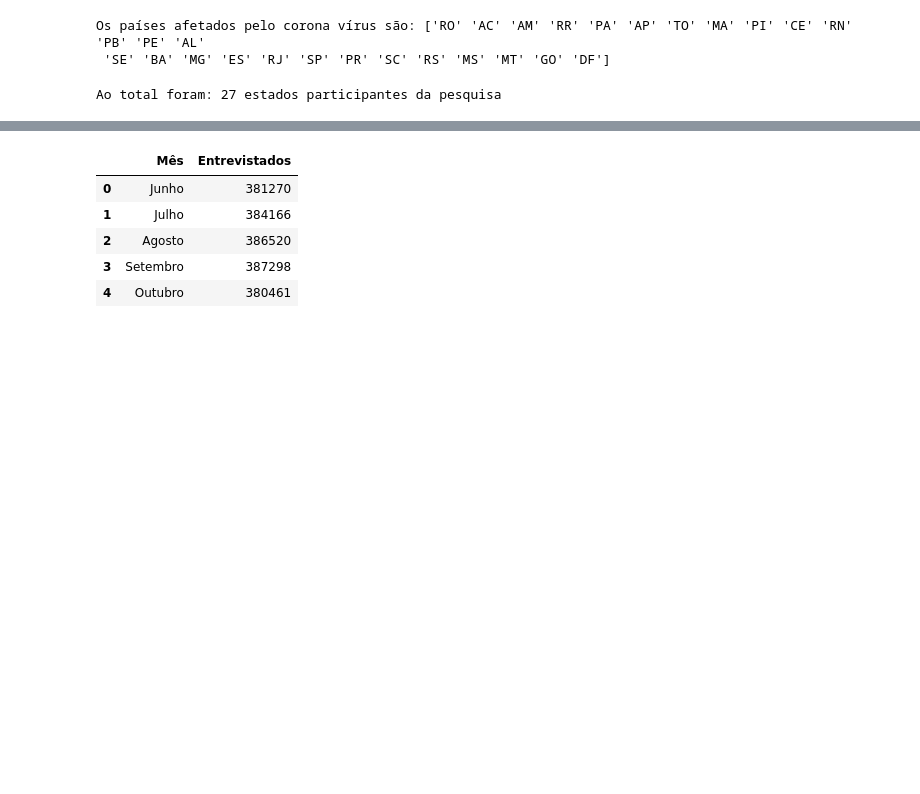
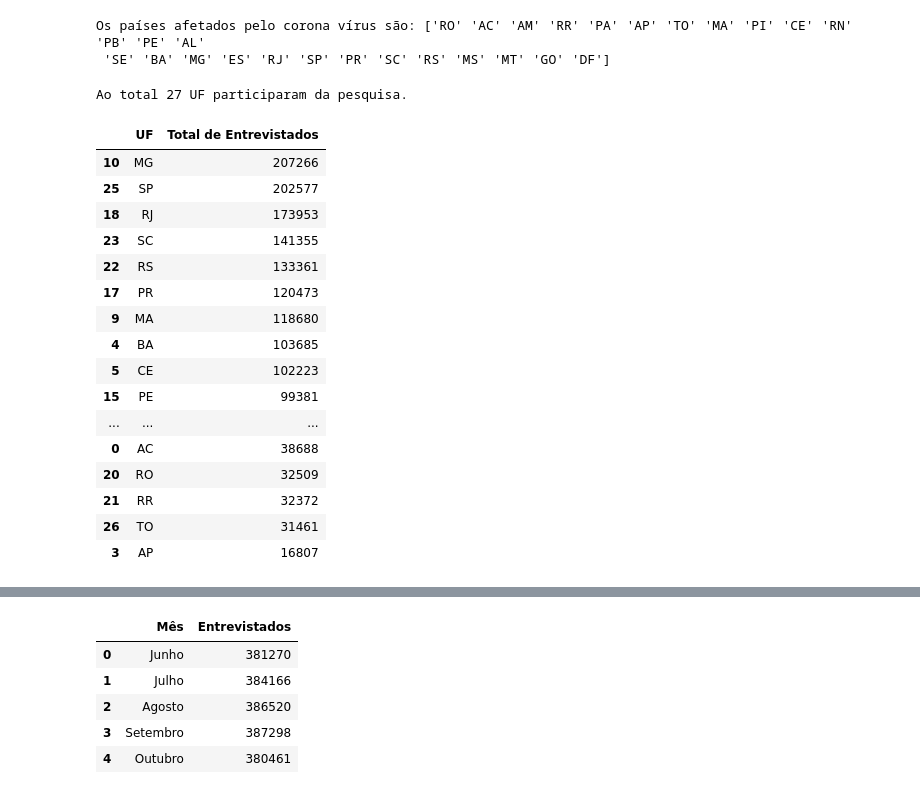
Before and after one commit to Iana-Neri22/AnalyticsStudies, a Jupyter notebook: analise_covid.ipynb, the cells around one changed output, grey strips where cells are left out. Drawn from its saved outputs; the diff is of its cells as text; code cells hidden in the pictures; blank space fills up the shorter version.

```diff
--- a/analise_covid.ipynb
+++ b/analise_covid.ipynb
@@ -236,8 +236,33 @@ print(f'Os países afetados pelo corona vírus são: {df["UF"].unique()}')
 Os países afetados pelo corona vírus são: ['RO' 'AC' 'AM' 'RR' 'PA' 'AP' 'TO' 'MA' 'PI' 'CE' 'RN' 'PB' 'PE' 'AL'
  'SE' 'BA' 'MG' 'ES' 'RJ' 'SP' 'PR' 'SC' 'RS' 'MS' 'MT' 'GO' 'DF']
 # %%
-# Total de estados presentes na pesquisa
+# Total de UF presentes na pesquisa
 
-print(f'Ao total foram: {len(df["UF"].unique())} estados participantes da pesquisa')
+print(f'Ao total {len(df["UF"].unique())} UF participaram da pesquisa.')
 # %% [output]
-Ao total foram: 27 estados participantes da pesquisa
+Ao total 27 UF participaram da pesquisa.
+# %%
+# Quais estados tiveram o maior número de entrevistados?
+entrevistados_uf = df.groupby(['UF'])['Mes_Pesquisa'].count()
+entrevistados_uf = pd.DataFrame({'UF': entrevistados_uf.index, 'Total de Entrevistados':entrevistados_uf.values})
+entrevistados_uf = entrevistados_uf.replace({"Mês": dict_mes})
+entrevistados_uf = entrevistados_uf.sort_values(by=['Total de Entrevistados', 'UF'], ascending=[False, True])
+display(entrevistados_uf)
+# %% [output]
+|  | UF | Total de Entrevistados |
+| 10 | MG | 207266 |
+| 25 | SP | 202577 |
+| 18 | RJ | 173953 |
+| 23 | SC | 141355 |
+| 22 | RS | 133361 |
+| 17 | PR | 120473 |
+| 9 | MA | 118680 |
+| 4 | BA | 103685 |
+| 5 | CE | 102223 |
+| 15 | PE | 99381 |
+| ... | ... | ... |
+| 0 | AC | 38688 |
+| 20 | RO | 32509 |
+| 21 | RR | 32372 |
+| 26 | TO | 31461 |
+| 3 | AP | 16807 |
```
Also changed, not shown: parts of 1 cell of this notebook.
